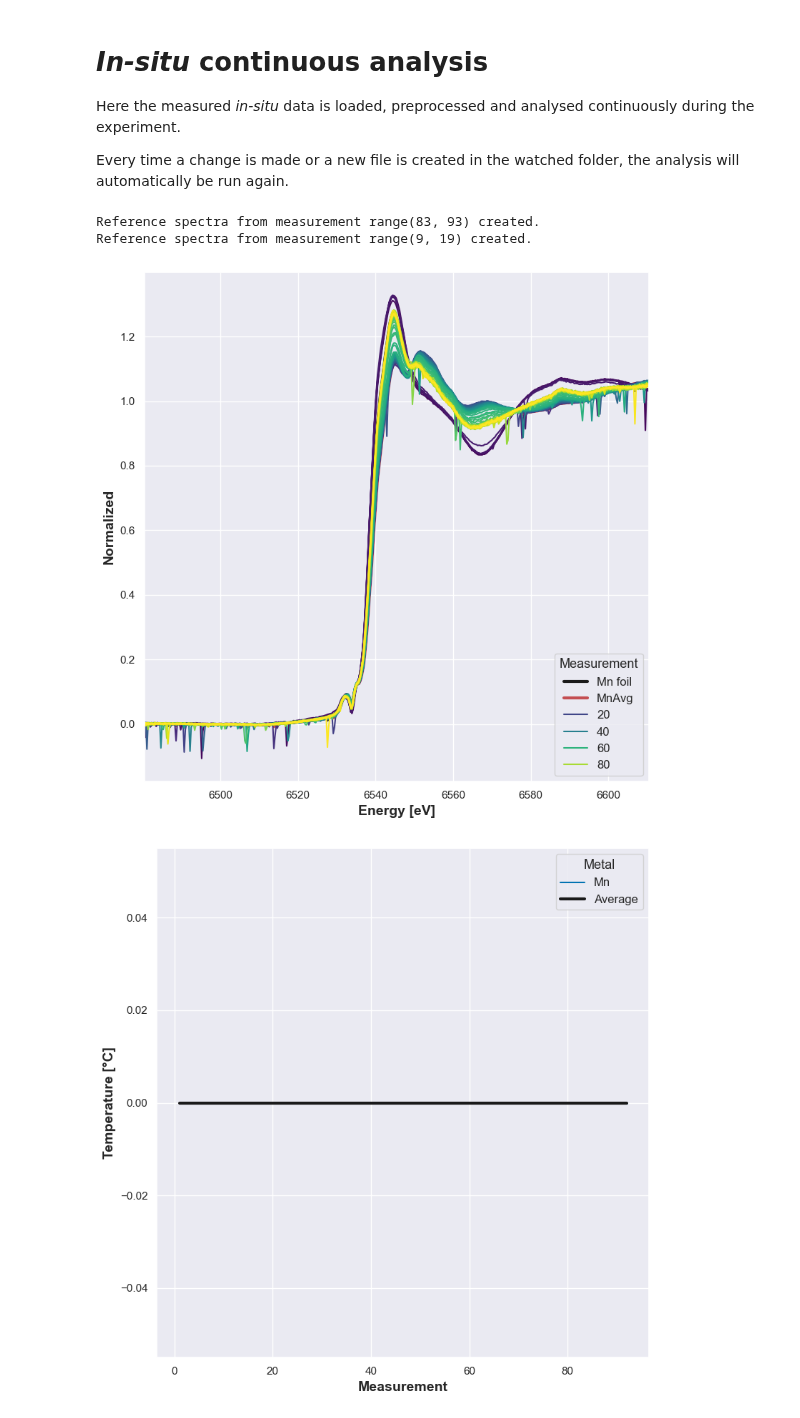
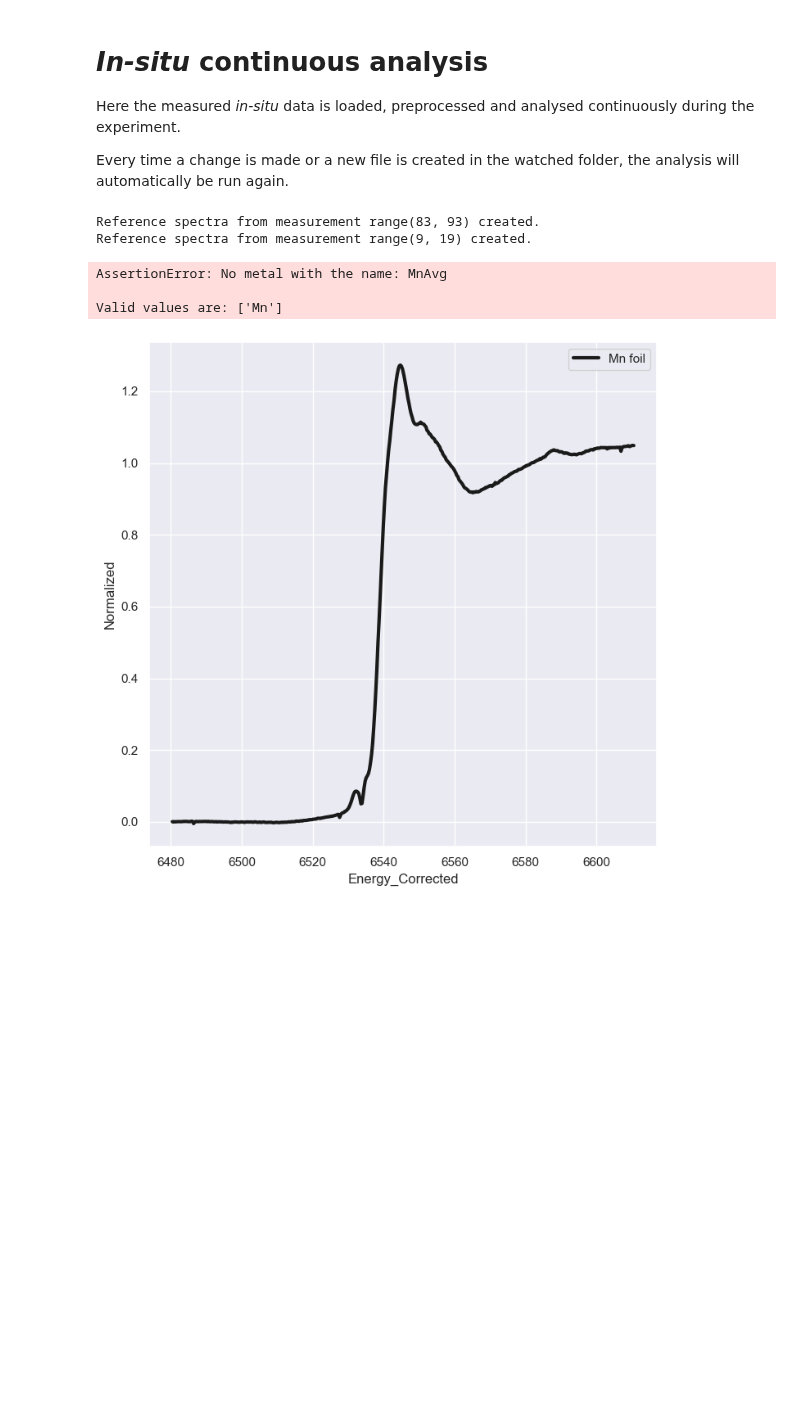
Before and after one commit to NanostructureUCPH/autoXAS, a Jupyter notebook: example_notebooks/XAS_in-situ_continuousAnalysis_withoutStandards.ipynb, the cells around one changed output. Drawn from its saved outputs; the diff is of its cells as text; code cells hidden in the pictures; blank space fills up the shorter version.

```diff
--- a/example_notebooks/XAS_in-situ_continuousAnalysis_withoutStandards.ipynb
+++ b/example_notebooks/XAS_in-situ_continuousAnalysis_withoutStandards.ipynb
@@ -32,7 +35,7 @@ Every time a change is made or a new file is created in the watched folder, the
 # %%
 # Specify all data locations
 list_of_folders = [
-    './Data/BALDER/21_SO4_S2O8_180_Pt1Pt2Pt3_1/',
+    '../Data/BALDER/21_SO4_S2O8_180_Pt1Pt2Pt3_1/',
 ]
 
 # Specify all needed function arguments for the analysis
@@ -61,13 +64,15 @@ function_arguments = dict(
 # %%
 # Observer using Pathlib to check the time of the most recent modification.
 watch_insitu_experiment_v2(
-    './Data/Test/',
+    '../Data/Test/',
     in_situ_analysis_averages,
     function_arguments,
     pattern='*.txt',
 )
 # %% [output]
 Reference spectra from measurement range(83, 93) created.
 Reference spectra from measurement range(9, 19) created.
+AssertionError: No metal with the name: MnAvg
+
+Valid values are: ['Mn']
-[figure, old version]
+[figure, new version]
-[figure, removed]
```
Also changed, not shown: parts of 2 cells of this notebook, 5 other files.
